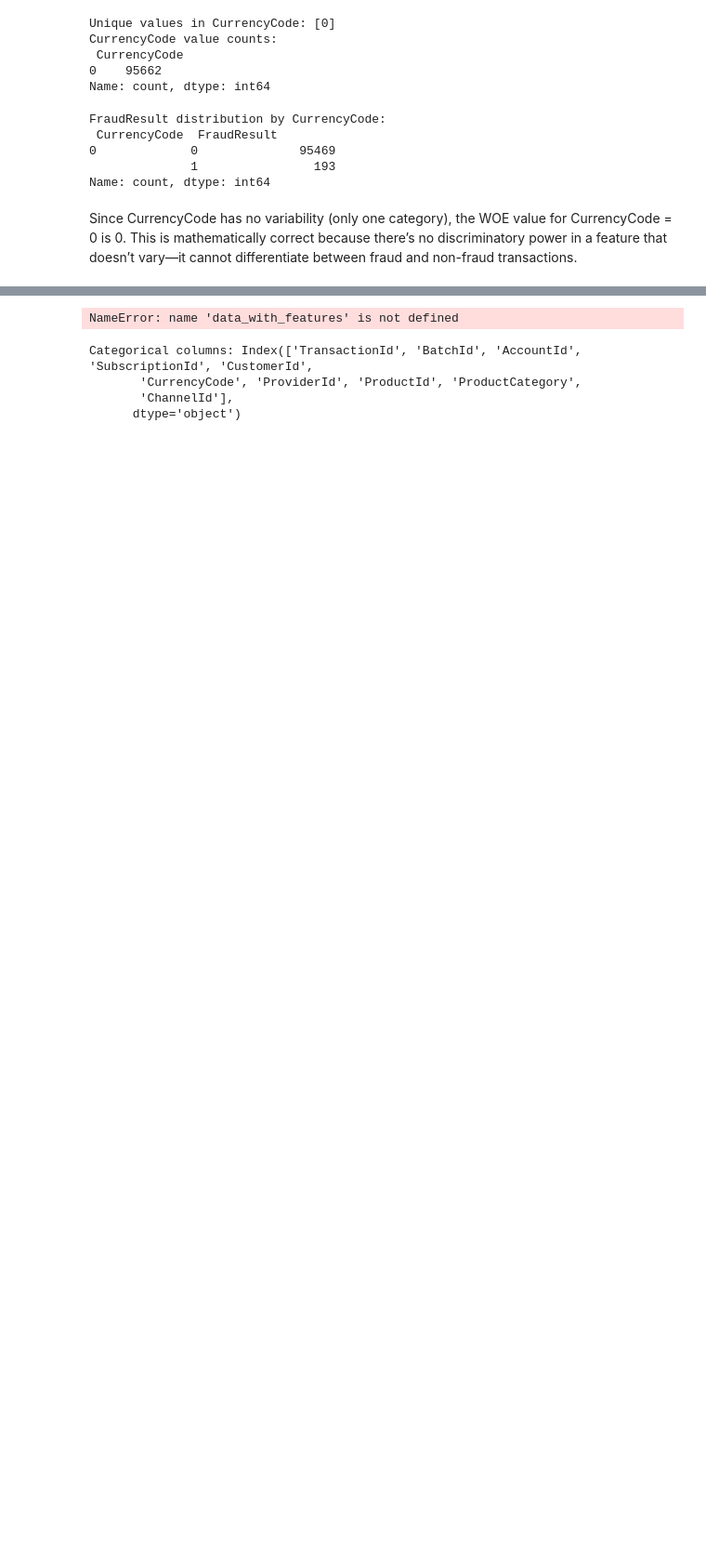
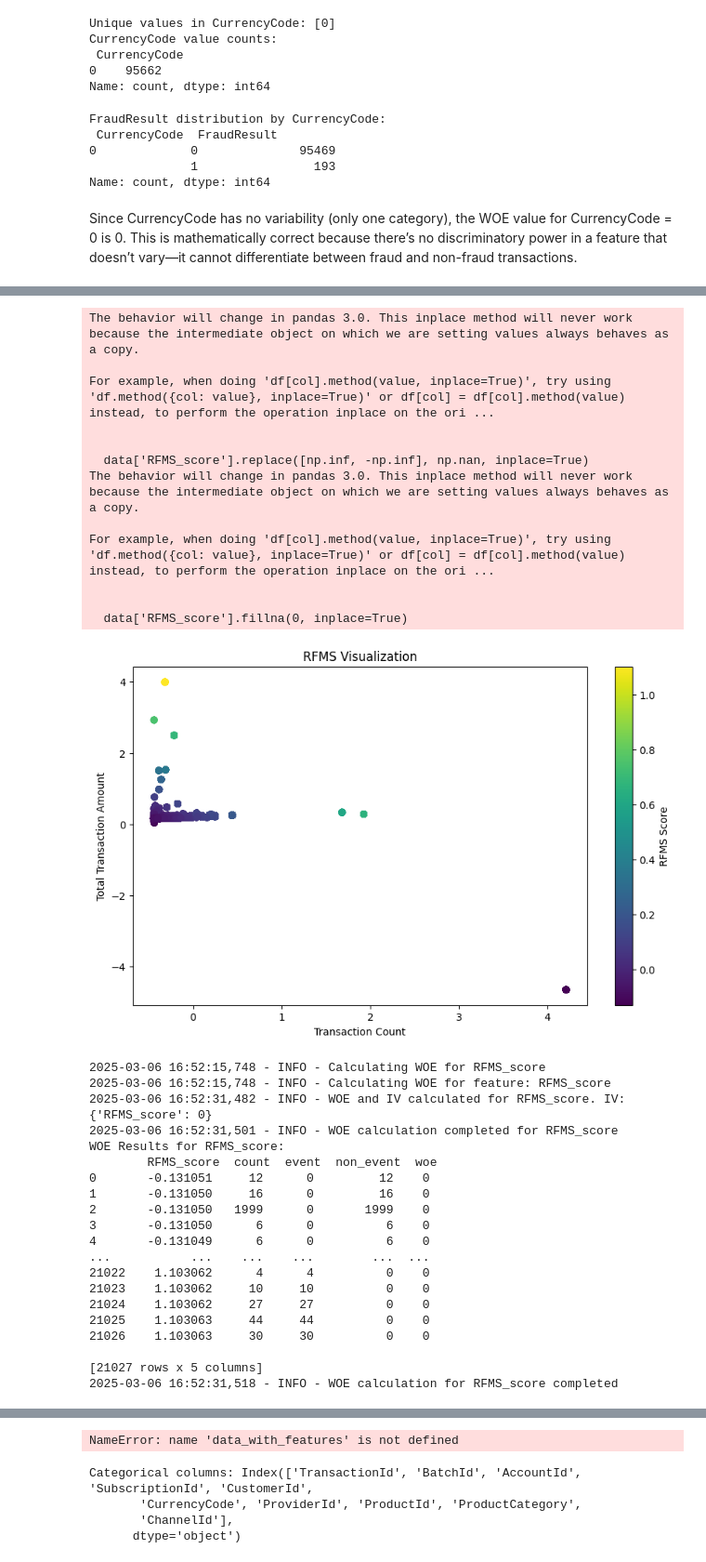
Before and after one commit to dagiteferi/Credit-scoring-model, a Jupyter notebook: notebooks/Feature_Engineering.ipynb, the cells around one changed output, grey strips where cells are left out. Shown: that part at 93% size. Drawn from its saved outputs; the diff is of its cells as text; code cells hidden in the pictures; blank space fills up the shorter version.

Commit message:
Refactor feature engineering process to streamline missing value handling and enhance data quality

```diff
--- a/notebooks/Feature_Engineering.ipynb
+++ b/notebooks/Feature_Engineering.ipynb
@@ -158,0 +169,3 @@ dtype: int64
+# %%
+data = standardize_numerical_features(data)
+data.head()
@@ -158,0 +195,4 @@ dtype: int64
+# %%
+data = construct_rfms_scores(data)
+data.head()
+# %% [output]
@@ -158,0 +206,33 @@ dtype: int64
+The behavior will change in pandas 3.0. This inplace method will never work because the intermediate object on which we are setting values always behaves as a copy.
+
+For example, when doing 'df[col].method(value, inplace=True)', try using 'df.method({col: value}, inplace=True)' or df[col] = df[col].method(value) instead, to perform the operation inplace on the ori ...
+
+
+  data['RFMS_score'].replace([np.inf, -np.inf], np.nan, inplace=True)
+The behavior will change in pandas 3.0. This inplace method will never work because the intermediate object on which we are setting values always behaves as a copy.
+
+For example, when doing 'df[col].method(value, inplace=True)', try using 'df.method({col: value}, inplace=True)' or df[col] = df[col].method(value) instead, to perform the operation inplace on the ori ...
+
+
+  data['RFMS_score'].fillna(0, inplace=True)
+[figure, added]
+2025-03-06 16:52:15,748 - INFO - Calculating WOE for RFMS_score
+2025-03-06 16:52:15,748 - INFO - Calculating WOE for feature: RFMS_score
+2025-03-06 16:52:31,482 - INFO - WOE and IV calculated for RFMS_score. IV: {'RFMS_score': 0}
+2025-03-06 16:52:31,501 - INFO - WOE calculation completed for RFMS_score
+WOE Results for RFMS_score:
+        RFMS_score  count  event  non_event  woe
+0       -0.131051     12      0         12    0
+1       -0.131050     16      0         16    0
+2       -0.131050   1999      0       1999    0
+3       -0.131050      6      0          6    0
+4       -0.131049      6      0          6    0
+...           ...    ...    ...        ...  ...
+21022    1.103062      4      4          0    0
+21023    1.103062     10     10          0    0
+21024    1.103062     27     27          0    0
+21025    1.103063     44     44          0    0
+21026    1.103063     30     30          0    0
+
+[21027 rows x 5 columns]
+2025-03-06 16:52:31,518 - INFO - WOE calculation for RFMS_score completed
```
Also changed, not shown: parts of 10 cells of this notebook.
